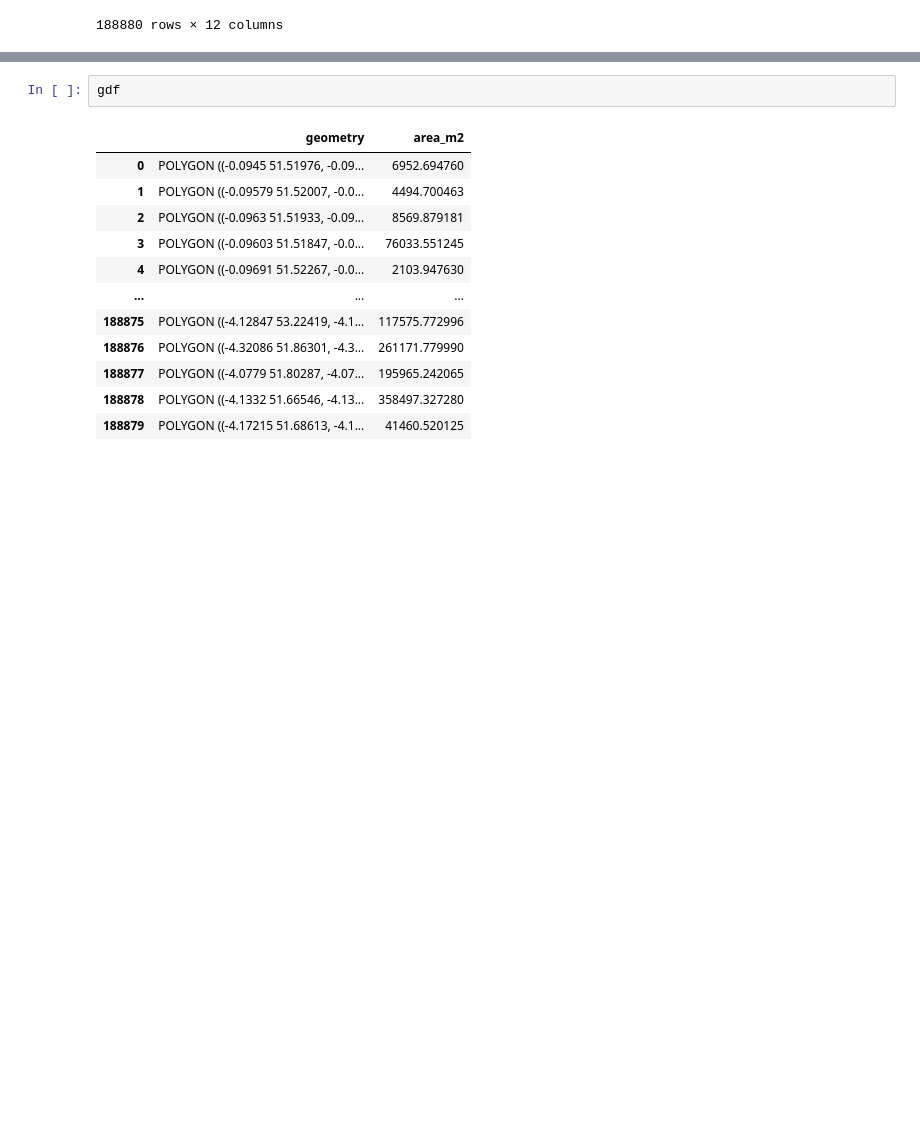
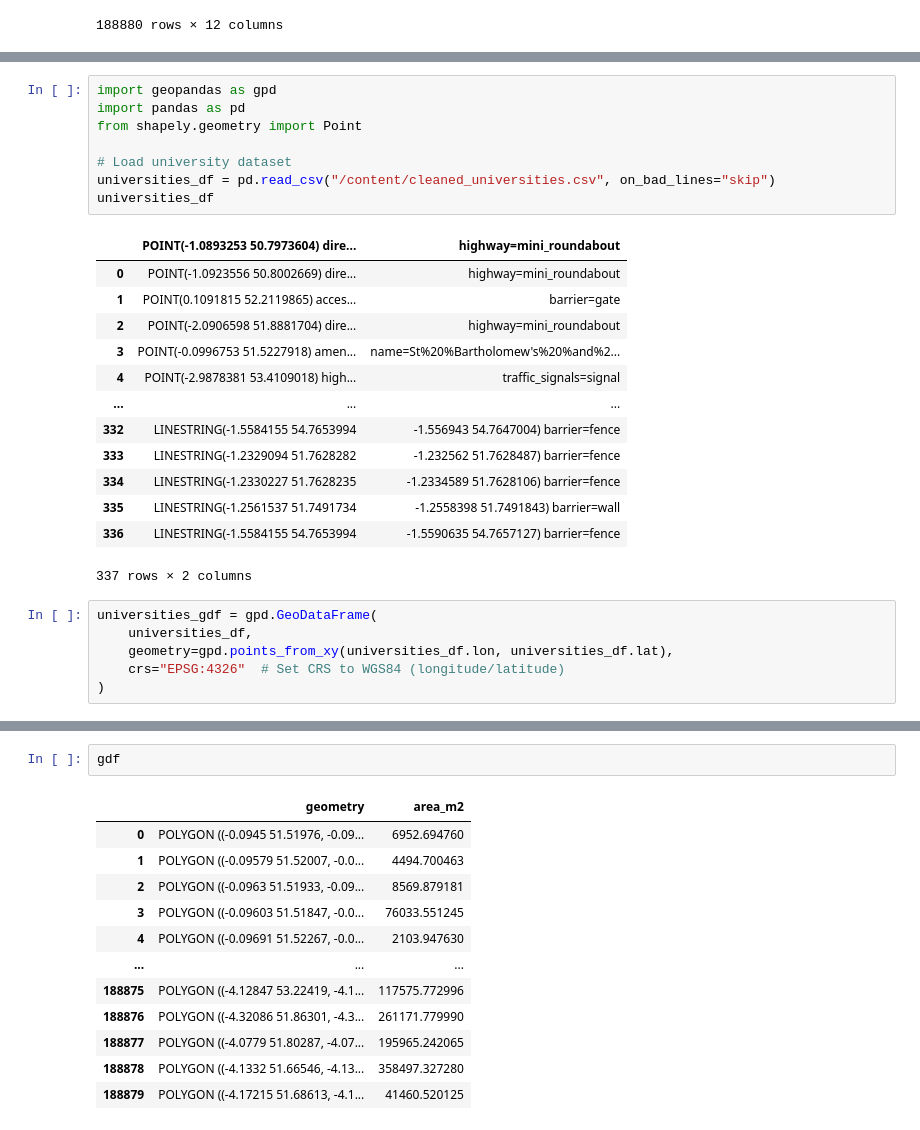
Before and after one commit to Navaneeth2906/nm803_ads_2024, a Jupyter notebook: ads_course_assessment.ipynb, the cells around one changed output, grey strips where cells are left out. Drawn from its saved outputs; the diff is of its cells as text; blank space fills up the shorter version.

```diff
--- a/ads_course_assessment.ipynb
+++ b/ads_course_assessment.ipynb
@@ -481,0 +526,28 @@ gdf
+# %%
+import geopandas as gpd
+import pandas as pd
+from shapely.geometry import Point
+
+# Load university dataset
+universities_df = pd.read_csv("/content/cleaned_universities.csv", on_bad_lines="skip")
+universities_df
+# %% [output]
+|  | POINT(-1.0893253 50.7973604) dire... | highway=mini_roundabout |
+| 0 | POINT(-1.0923556 50.8002669) dire... | highway=mini_roundabout |
+| 1 | POINT(0.1091815 52.2119865) acces... | barrier=gate |
+| 2 | POINT(-2.0906598 51.8881704) dire... | highway=mini_roundabout |
+| 3 | POINT(-0.0996753 51.5227918) amen... | name=St%20%Bartholomew's%20%and%2... |
+| 4 | POINT(-2.9878381 53.4109018) high... | traffic_signals=signal |
+| ... | ... | ... |
+| 332 | LINESTRING(-1.5584155 54.7653994 | -1.556943 54.7647004) barrier=fence |
+| 333 | LINESTRING(-1.2329094 51.7628282 | -1.232562 51.7628487) barrier=fence |
+| 334 | LINESTRING(-1.2330227 51.7628235 | -1.2334589 51.7628106) barrier=fence |
+| 335 | LINESTRING(-1.2561537 51.7491734 | -1.2558398 51.7491843) barrier=wall |
+| 336 | LINESTRING(-1.5584155 54.7653994 | -1.5590635 54.7657127) barrier=fence |
+337 rows × 2 columns
+# %%
+universities_gdf = gpd.GeoDataFrame(
+    universities_df,
+    geometry=gpd.points_from_xy(universities_df.lon, universities_df.lat),
+    crs="EPSG:4326"  # Set CRS to WGS84 (longitude/latitude)
+)
```
Also changed, not shown: parts of 26 cells of this notebook.
